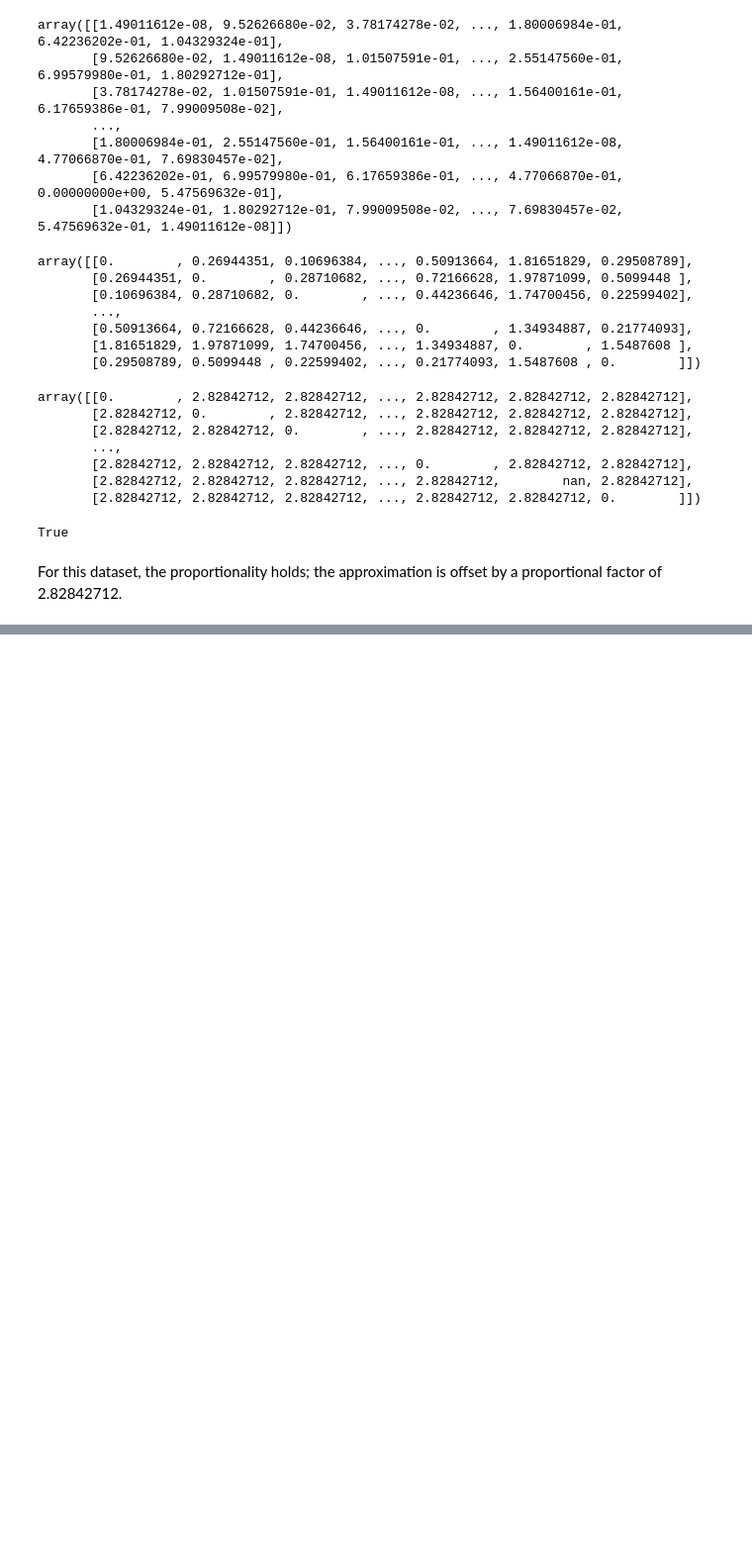
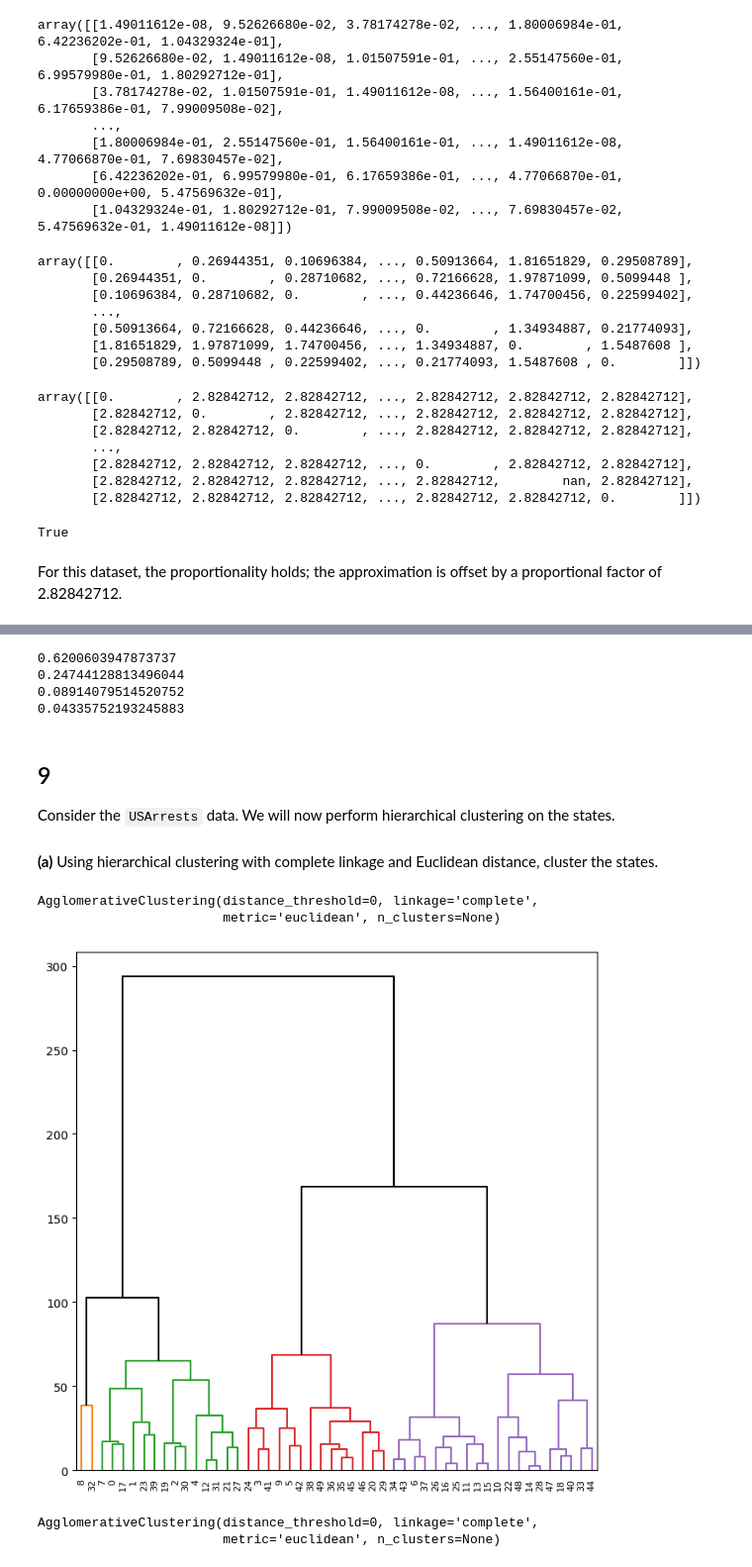
Before and after one commit to drwslv/StanfordOnline-Statistical-Learning, a Jupyter notebook: Ch12 Solutions Applied.ipynb, the cells around one changed output, grey strips where cells are left out. Shown at 99% size. Drawn from its saved outputs; the diff is of its cells as text; code cells hidden in the pictures; blank space fills up the shorter version.

```diff
--- a/Ch12 Solutions Applied.ipynb
+++ b/Ch12 Solutions Applied.ipynb
@@ -91,0 +157,16 @@ For this dataset, the proportionality holds; the approximation is offset by a pr
+# %%
+for m in range(0,X.shape[1]):
+    num = np.sum(scores[:,m]**2)
+    den = np.sum(X**2)
+    print(num/den)
+# %% [output]
+0.6200603947873737
+0.24744128813496044
+0.08914079514520752
+0.04335752193245883
+# %% [markdown]
+## 9
+
+Consider the `USArrests` data. We will now perform hierarchical clustering on the states.
+# %% [markdown]
+**(a)** Using hierarchical clustering with complete linkage and Euclidean distance, cluster the states.
@@ -91,0 +175,23 @@ For this dataset, the proportionality holds; the approximation is offset by a pr
+# %%
+h_clust_complete = AgglomerativeClustering(metric='euclidean', distance_threshold=0, n_clusters=None, linkage='complete')
+h_clust_complete.fit(X)
+# %% [output]
+AgglomerativeClustering(distance_threshold=0, linkage='complete',
+                        metric='euclidean', n_clusters=None)
+# %%
+linkage_comp = compute_linkage(hc_comp)
+fig, ax = plt.subplots(1, 1, figsize=(8, 8))
+dendrogram(linkage_comp,
+           ax=ax,
+           color_threshold=90,
+           above_threshold_color='black'
+           );
+# %% [output]
+[figure, added]
+# %%
+HClust = AgglomerativeClustering
+hc_comp = HClust(metric='euclidean', distance_threshold=0, n_clusters=None, linkage='complete')
+hc_comp.fit(X)
+# %% [output]
+AgglomerativeClustering(distance_threshold=0, linkage='complete',
+                        metric='euclidean', n_clusters=None)
```
Also changed, not shown: parts of 13 cells of this notebook, 1 other file.
